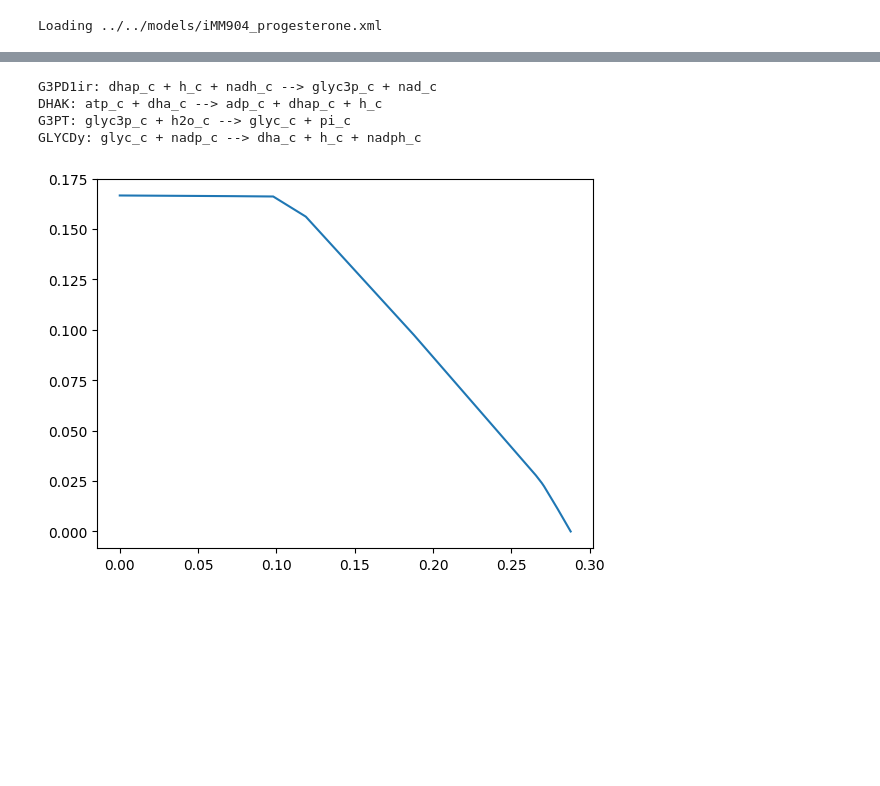
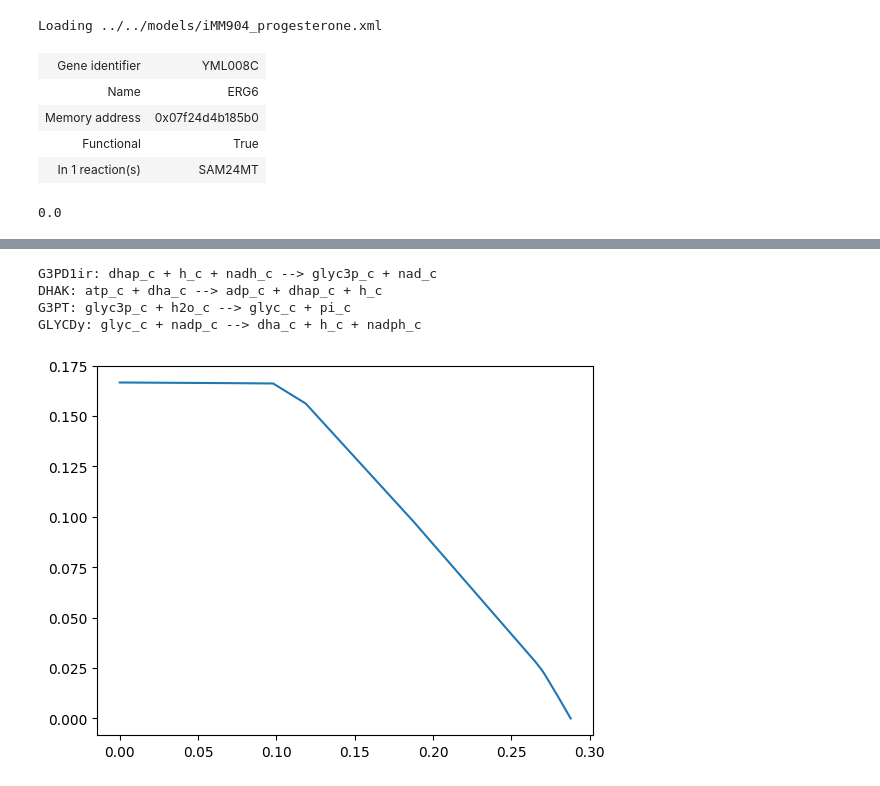
Before and after one commit to 27410/27410-group-assigment-group_3, a Jupyter notebook: misc/Bertram/testRUNE.ipynb, the cells around one changed output, grey strips where cells are left out. Cells and saved outputs as stored; diff of their text form; code cells hidden in the pictures; blank space fills up the shorter version.

```diff
--- a/misc/Bertram/testRUNE.ipynb
+++ b/misc/Bertram/testRUNE.ipynb
@@ -33,3 +33,16 @@ print(f"Loading {infilename}")
 model = read_sbml_model(infilename)
 # %% [output]
 Loading ../../models/iMM904_progesterone.xml
+# %%
+model.optimize()
+model.genes.YML008C
+# %% [output]
+| Gene identifier | YML008C |
+| Name | ERG6 |
+| Memory address | 0x07f24d4b185b0 |
+| Functional | True |
+| In 1 reaction(s) | SAM24MT |
+# %%
+model.reactions.SAM24MT.flux
+# %% [output]
+0.0
```
Also changed, not shown: parts of 3 cells of this notebook.
